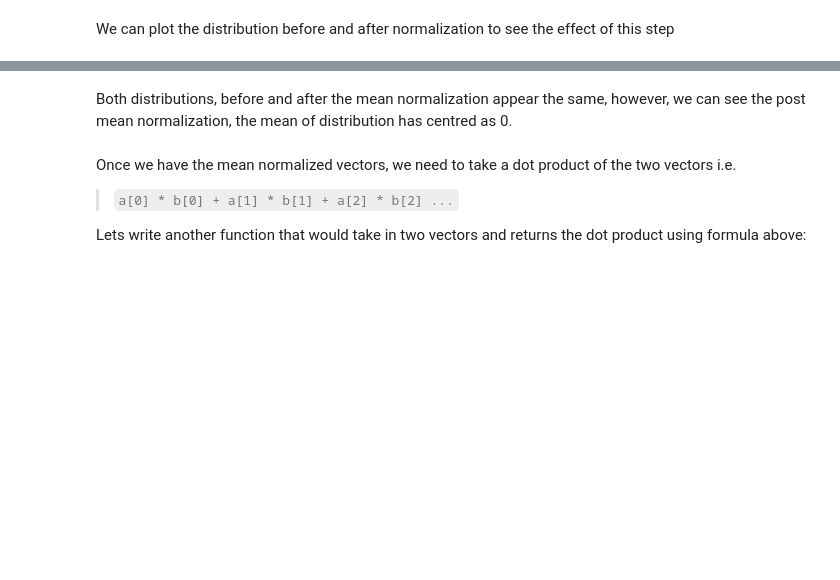
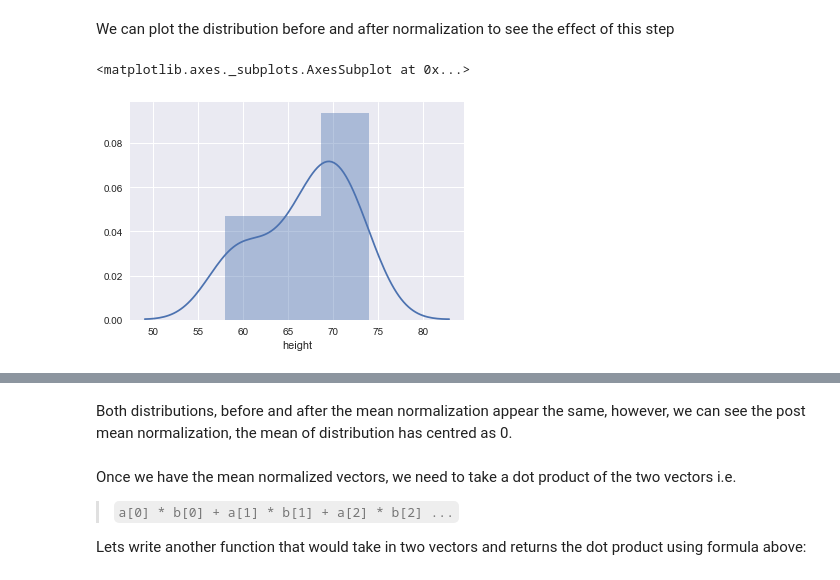
Before and after one commit to slieb74/ds-regression-cov_corr-nyc-career-ds-062518, a Jupyter notebook: index.ipynb, the cells around one changed output, grey strips where cells are left out. Saved outputs shown, nothing was run; the diff lists cells and outputs as text; code cells hidden in the pictures; blank space fills up the shorter version.

```diff
--- a/index.ipynb
+++ b/index.ipynb
@@ -37,12 +38,12 @@ import math
 # Read the dataset HeightWeight.csv into a pandas dataframe
 
 data = pd.read_csv('HeightWeight.csv',
-                   header = None)
+                   header = None, names = ['height', 'weight'])
 
 # Assign column names ['height','weight'] to data set
 
 # View a fragmant of resulting dataset
-
+data.head()
 
 # height- weight
 # 0	68  	165
@@ -89,5 +107,10 @@ def normalize(var):
 We can plot the distribution before and after normalization to see the effect of this step
 # %%
 # Plot the dist. prior to normalization
+sns.set(color_codes=True)
+sns.distplot(data.height)
+# %% [output]
+<matplotlib.axes._subplots.AxesSubplot at 0x...>
+[figure, added]
 # %%
 # Plot the dist. post normalization
```
Also changed, not shown: parts of 14 cells of this notebook.
